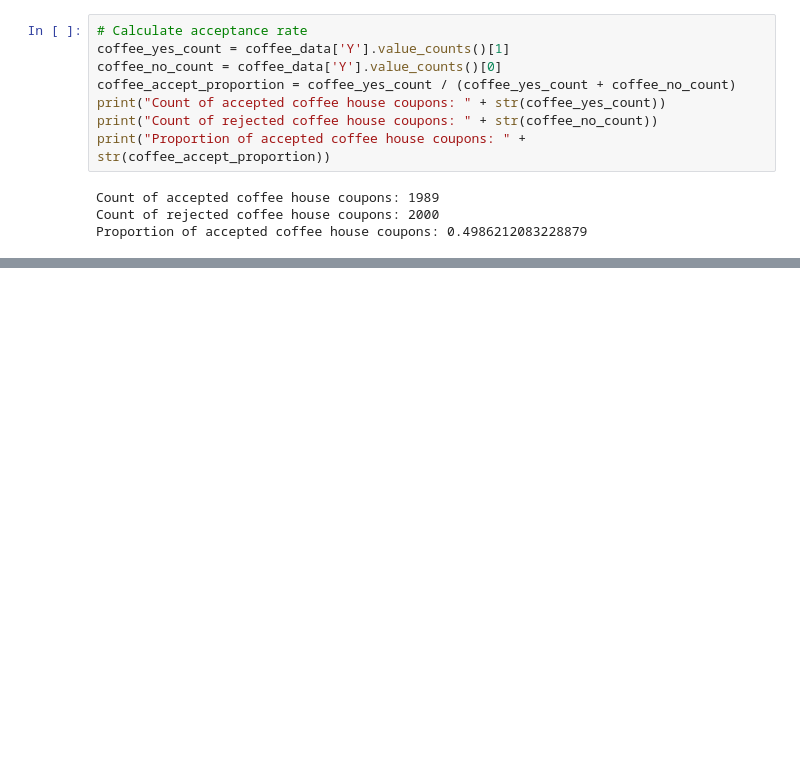
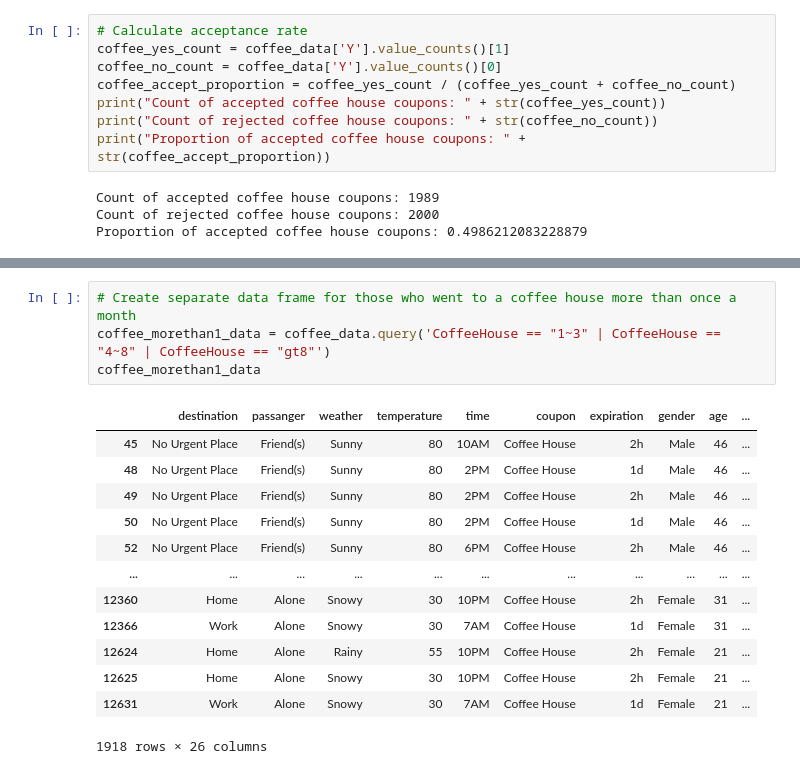
Before and after one commit to anthonytu8/AIMLAnthonyTu, a Jupyter notebook: CustomerCoupons/CustomerCoupons.ipynb, the cells around one changed output, grey strips where cells are left out. Saved outputs shown, nothing was run; the diff lists cells and outputs as text; blank space fills up the shorter version.

```diff
--- a/CustomerCoupons/CustomerCoupons.ipynb
+++ b/CustomerCoupons/CustomerCoupons.ipynb
@@ -712,0 +723,18 @@ plt.xticks([0, 1], ['Rejected', 'Accepted'])
+# %%
+# Create separate data frame for those who went to a coffee house more than once a month
+coffee_morethan1_data = coffee_data.query('CoffeeHouse == "1~3" | CoffeeHouse == "4~8" | CoffeeHouse == "gt8"')
+coffee_morethan1_data
+# %% [output]
+|  | destination | passanger | weather | temperature | time | coupon | expiration | gender | age | ... |
+| 45 | No Urgent Place | Friend(s) | Sunny | 80 | 10AM | Coffee House | 2h | Male | 46 | ... |
+| 48 | No Urgent Place | Friend(s) | Sunny | 80 | 2PM | Coffee House | 1d | Male | 46 | ... |
+| 49 | No Urgent Place | Friend(s) | Sunny | 80 | 2PM | Coffee House | 2h | Male | 46 | ... |
+| 50 | No Urgent Place | Friend(s) | Sunny | 80 | 2PM | Coffee House | 1d | Male | 46 | ... |
+| 52 | No Urgent Place | Friend(s) | Sunny | 80 | 6PM | Coffee House | 2h | Male | 46 | ... |
+| ... | ... | ... | ... | ... | ... | ... | ... | ... | ... | ... |
+| 12360 | Home | Alone | Snowy | 30 | 10PM | Coffee House | 2h | Female | 31 | ... |
+| 12366 | Work | Alone | Snowy | 30 | 7AM | Coffee House | 1d | Female | 31 | ... |
+| 12624 | Home | Alone | Rainy | 55 | 10PM | Coffee House | 2h | Female | 21 | ... |
+| 12625 | Home | Alone | Snowy | 30 | 10PM | Coffee House | 2h | Female | 21 | ... |
+| 12631 | Work | Alone | Snowy | 30 | 7AM | Coffee House | 1d | Female | 21 | ... |
+1918 rows × 26 columns
```
Also changed, not shown: parts of 11 cells of this notebook.
